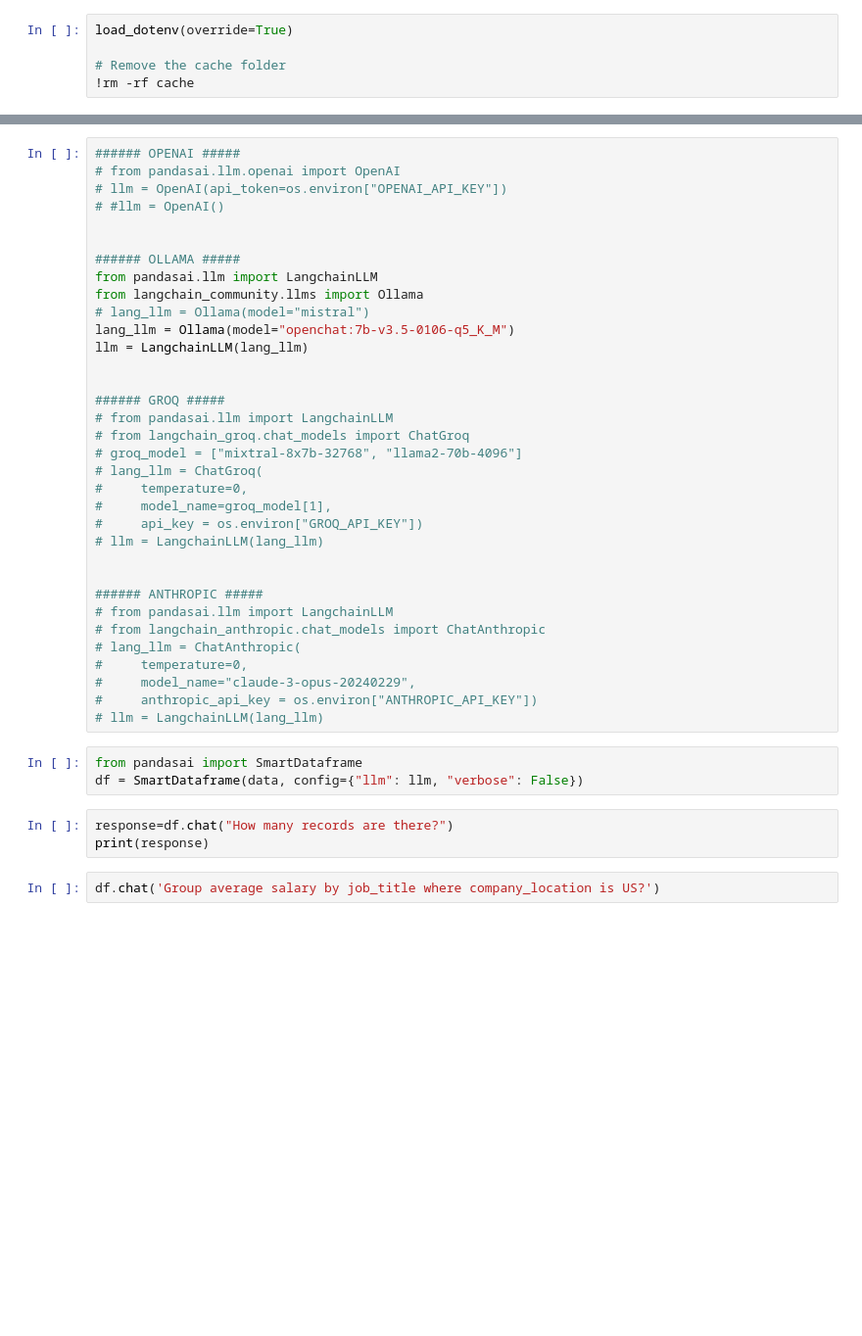
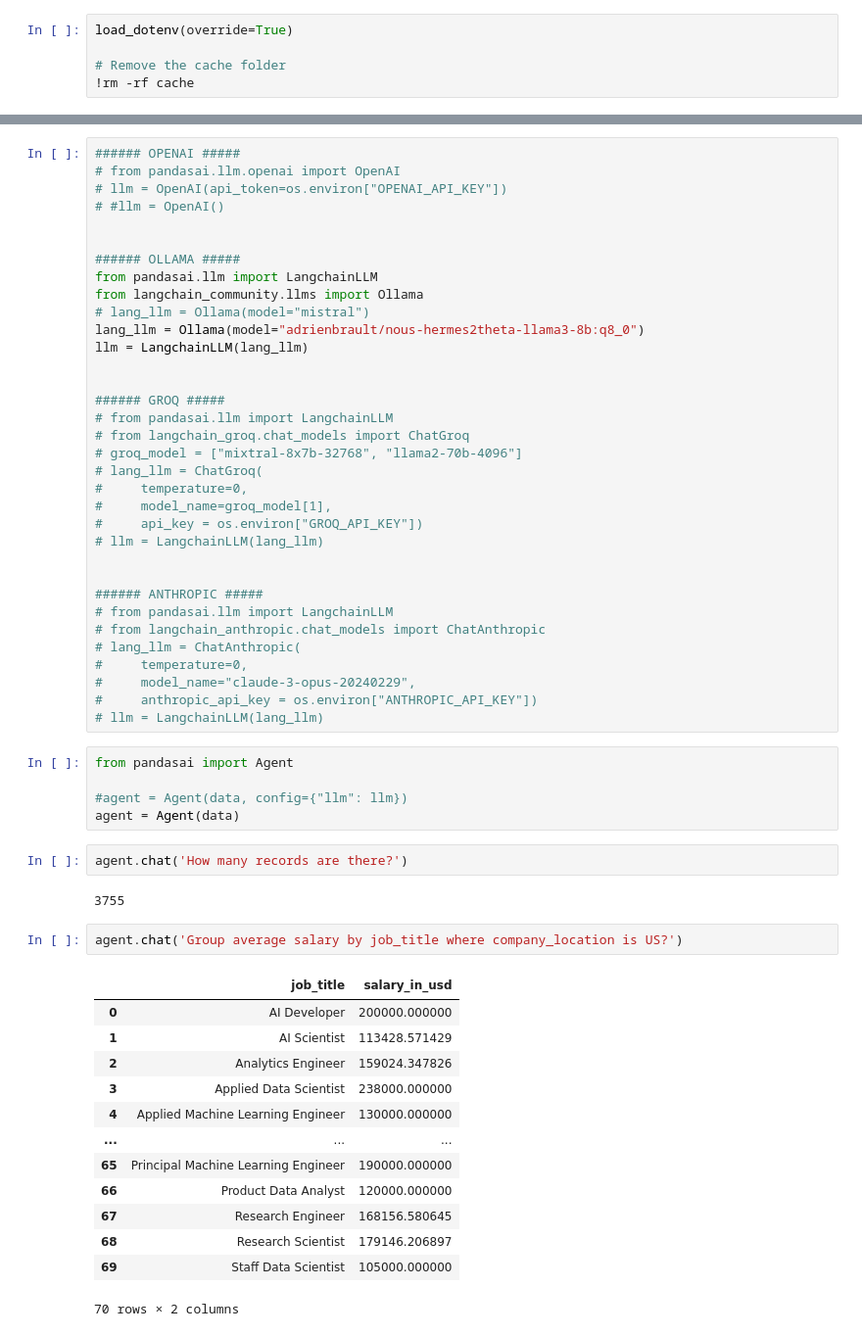
Before and after one commit to mlim1972/llm-test, a Jupyter notebook: PandasAI.ipynb, the cells around one changed output, grey strips where cells are left out. Shown at 98% size. Drawn from its saved outputs; the diff is of its cells as text; blank space fills up the shorter version.

```diff
--- a/PandasAI.ipynb
+++ b/PandasAI.ipynb
@@ -24,7 +31,7 @@ data.head()
 from pandasai.llm import LangchainLLM
 from langchain_community.llms import Ollama
 # lang_llm = Ollama(model="mistral")
-lang_llm = Ollama(model="openchat:7b-v3.5-0106-q5_K_M")
+lang_llm = Ollama(model="adrienbrault/nous-hermes2theta-llama3-8b:q8_0")
 llm = LangchainLLM(lang_llm)
 
 
@@ -48,11 +55,28 @@ llm = LangchainLLM(lang_llm)
 #     anthropic_api_key = os.environ["ANTHROPIC_API_KEY"])
 # llm = LangchainLLM(lang_llm)
 # %%
-from pandasai import SmartDataframe
-df = SmartDataframe(data, config={"llm": llm, "verbose": False})
+from pandasai import Agent
+
+#agent = Agent(data, config={"llm": llm})
+agent = Agent(data)
 # %%
-response=df.chat("How many records are there?")
-print(response)
+agent.chat('How many records are there?')
+# %% [output]
+3755
 # %%
-df.chat('Group average salary by job_title where company_location is US?')
+agent.chat('Group average salary by job_title where company_location is US?')
+# %% [output]
+|  | job_title | salary_in_usd |
+| 0 | AI Developer | 200000.000000 |
+| 1 | AI Scientist | 113428.571429 |
+| 2 | Analytics Engineer | 159024.347826 |
+| 3 | Applied Data Scientist | 238000.000000 |
+| 4 | Applied Machine Learning Engineer | 130000.000000 |
+| ... | ... | ... |
+| 65 | Principal Machine Learning Engineer | 190000.000000 |
+| 66 | Product Data Analyst | 120000.000000 |
+| 67 | Research Engineer | 168156.580645 |
+| 68 | Research Scientist | 179146.206897 |
+| 69 | Staff Data Scientist | 105000.000000 |
+70 rows × 2 columns
 # %%
```
Also changed, not shown: parts of 6 cells of this notebook, 3 other files.
